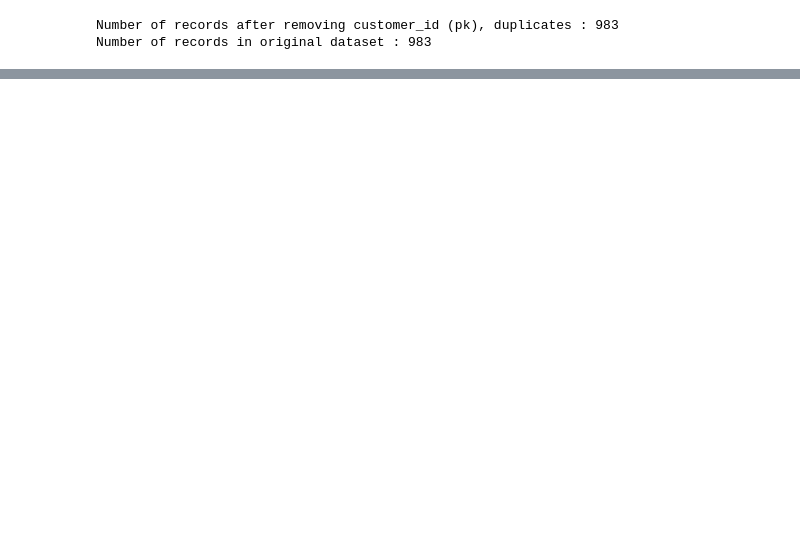
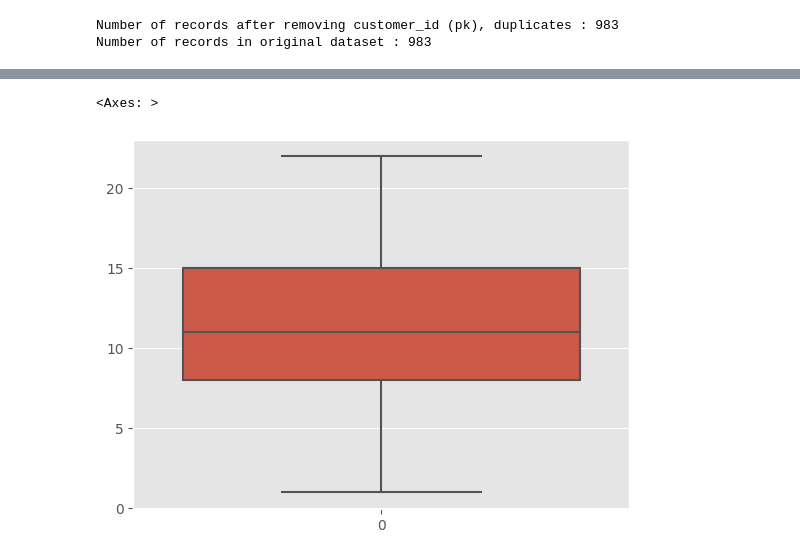
Before and after one commit to AryaChirag/Bicycle-sales, a Jupyter notebook: Data_cleaning_new_customer_list.ipynb, the cells around one changed output, grey strips where cells are left out. Saved outputs shown, nothing was run; the diff lists cells and outputs as text; code cells hidden in the pictures; blank space fills up the shorter version.

```diff
--- a/Data_cleaning_new_customer_list.ipynb
+++ b/Data_cleaning_new_customer_list.ipynb
@@ -546,0 +630,5 @@ Number of records in original dataset : 983
+# %%
+sns.boxplot(new_cust['tenure'])
+# %% [output]
+<Axes: >
+[figure, added]
```
Also changed, not shown: parts of 83 cells of this notebook.
